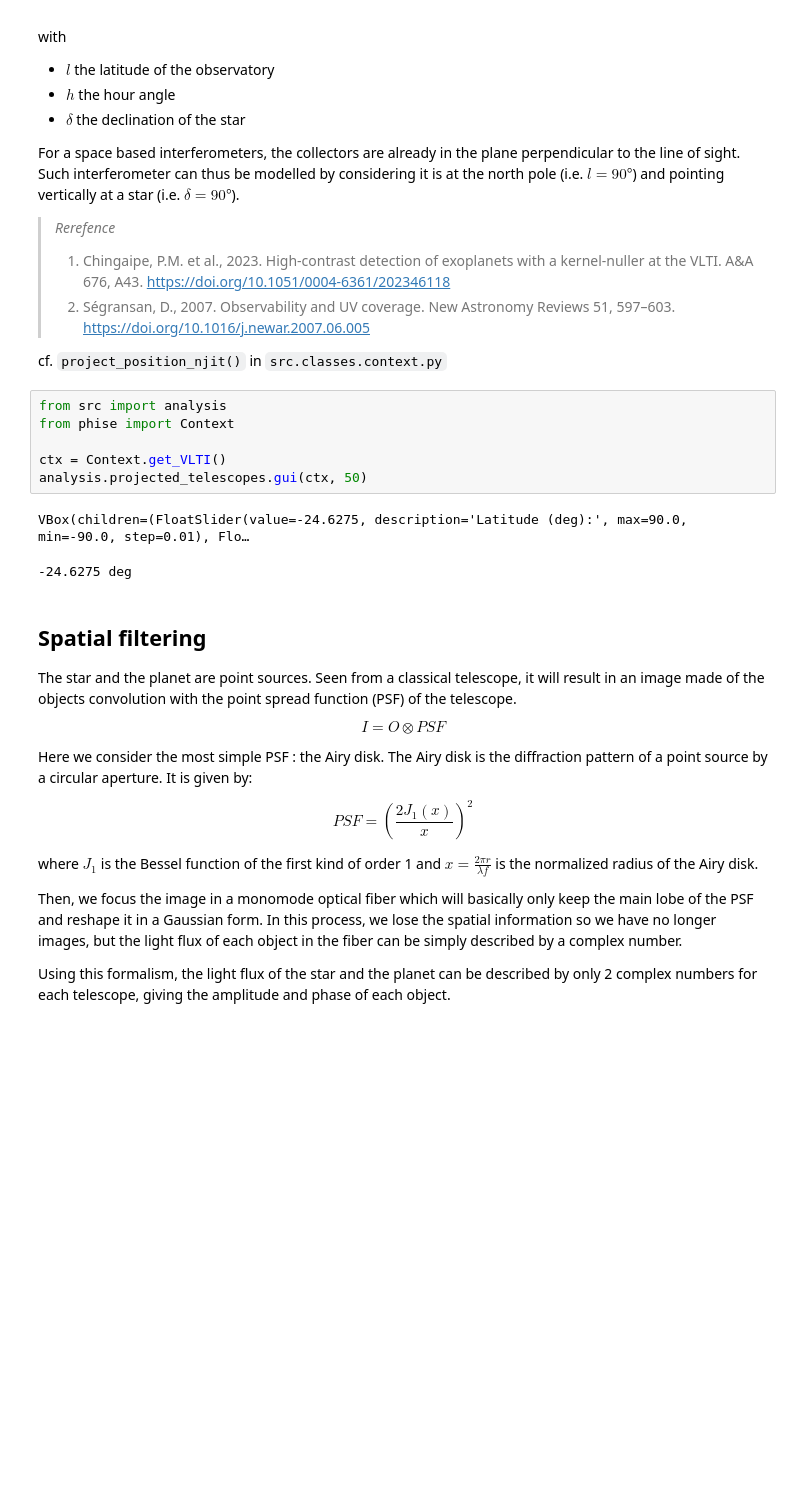
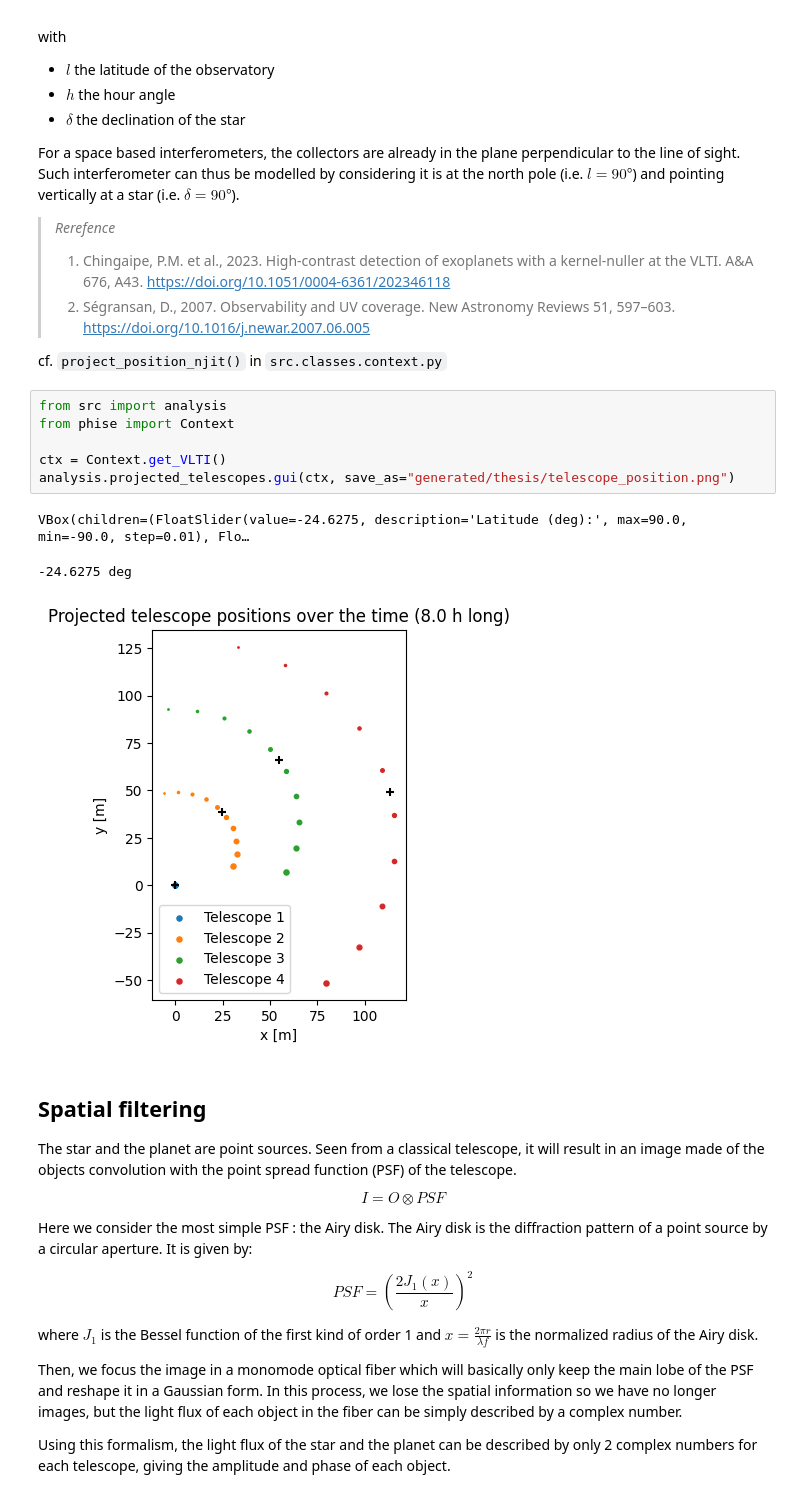
Before and after one commit to VForiel/Thesis, a Jupyter notebook: Thesis.ipynb, the cells around one changed output. Saved outputs shown, nothing was run; the diff lists cells and outputs as text; blank space fills up the shorter version.

```diff
--- a/Thesis.ipynb
+++ b/Thesis.ipynb
@@ -144,12 +144,13 @@ cf. `project_position_njit()` in `src.classes.context.py`
 # %%
 from src import analysis
 from phise import Context
 
 ctx = Context.get_VLTI()
-analysis.projected_telescopes.gui(ctx, 50)
+analysis.projected_telescopes.gui(ctx, save_as="generated/thesis/telescope_position.png")
 # %% [output]
 VBox(children=(FloatSlider(value=-24.6275, description='Latitude (deg):', max=90.0, min=-90.0, step=0.01), Flo…
 -24.6275 deg
+[figure, added]
 # %% [markdown]
 ## Spatial filtering
 
```
Also changed, not shown: parts of 26 cells of this notebook, 13 other files.
